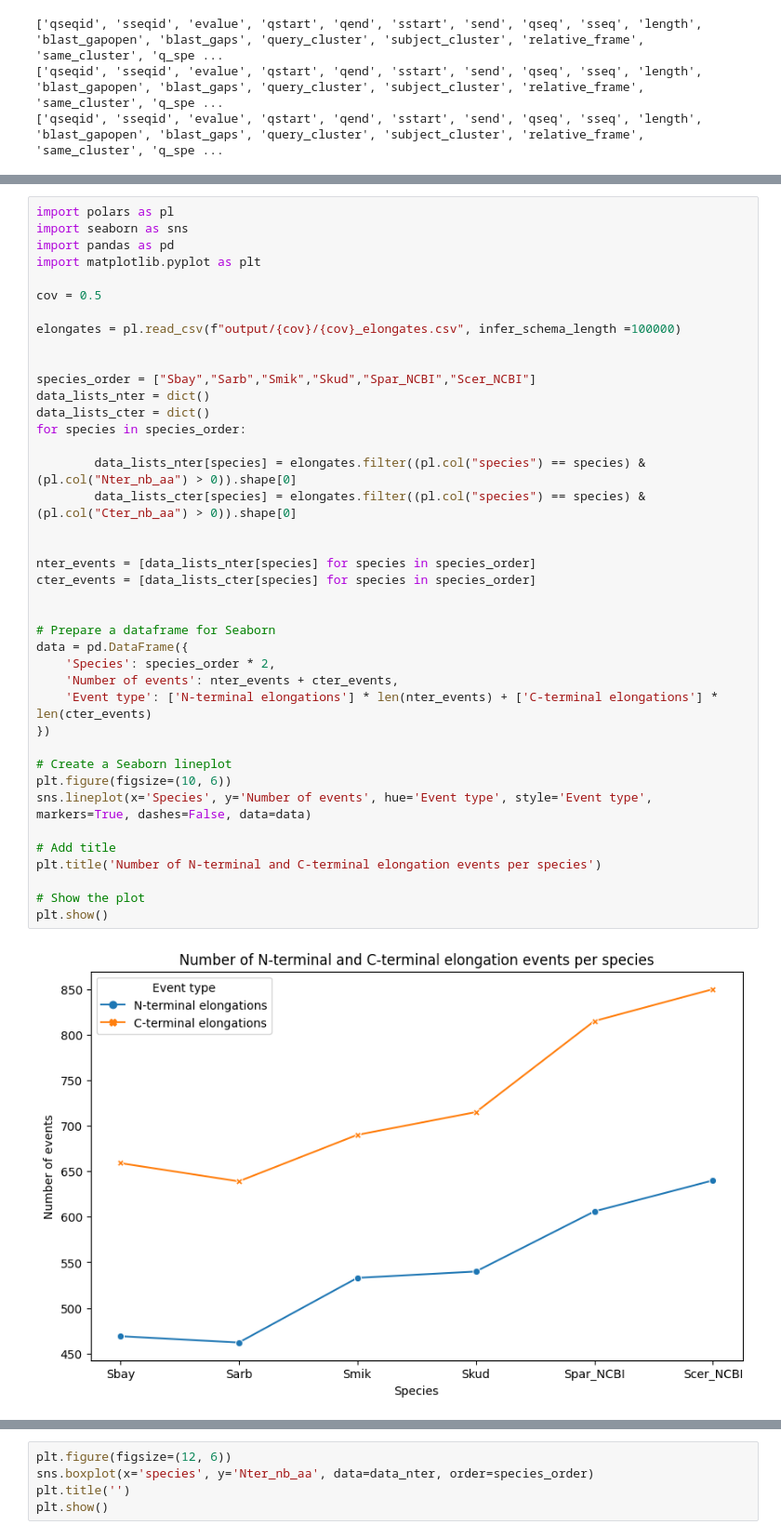
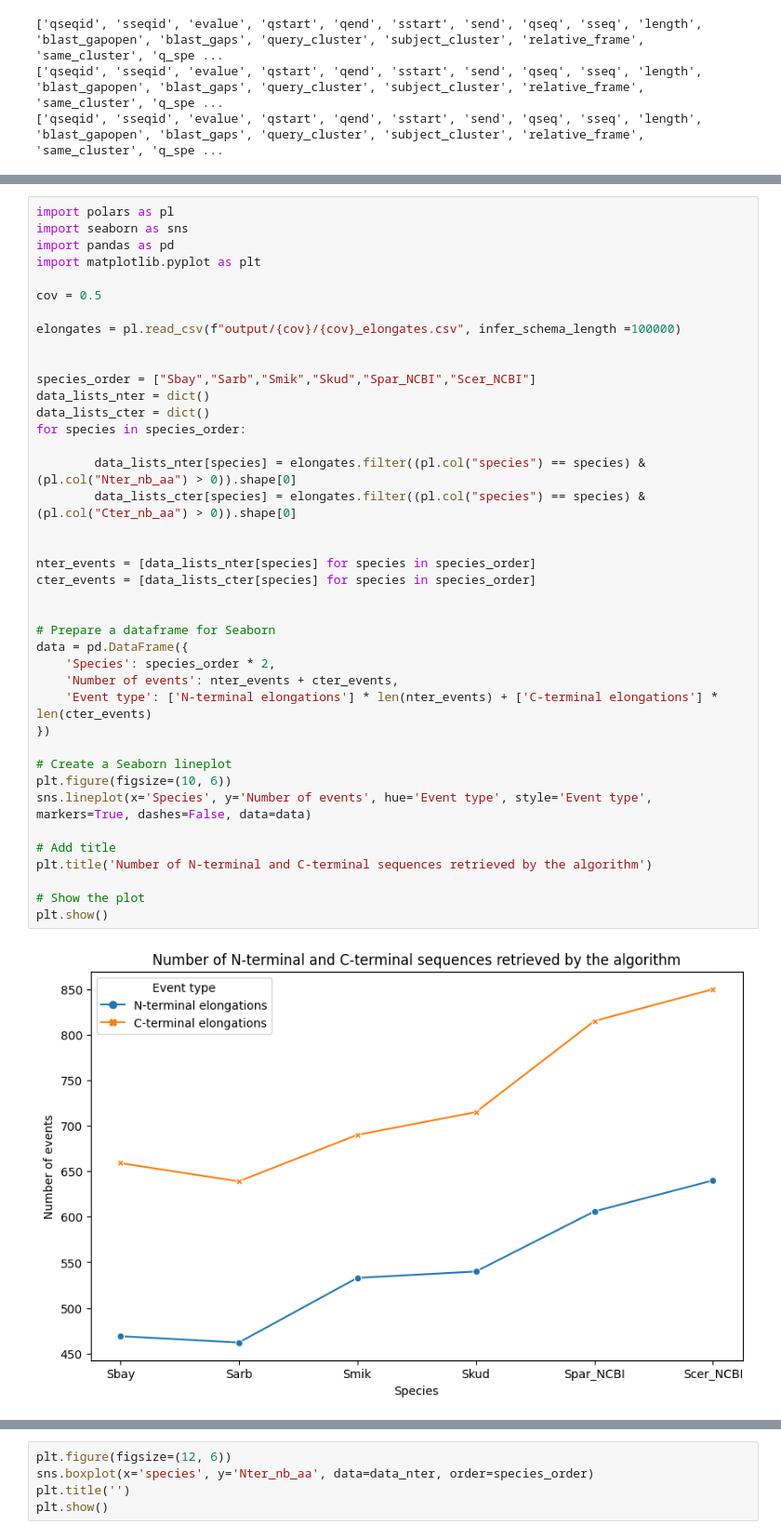
Before and after one commit to Sherman-1/Elongates, a Jupyter notebook: plots.ipynb, the cells around one changed output, grey strips where cells are left out. Shown at 93% size. Cells and saved outputs as stored; diff of their text form.

```diff
--- a/plots.ipynb
+++ b/plots.ipynb
@@ -234,35 +234,35 @@ elongates = pl.read_csv(f"output/{cov}/{cov}_elongates.csv", infer_schema_length
 
 species_order = ["Sbay","Sarb","Smik","Skud","Spar_NCBI","Scer_NCBI"]
 data_lists_nter = dict()
 data_lists_cter = dict()
 for species in species_order:
 
         data_lists_nter[species] = elongates.filter((pl.col("species") == species) & (pl.col("Nter_nb_aa") > 0)).shape[0]
         data_lists_cter[species] = elongates.filter((pl.col("species") == species) & (pl.col("Cter_nb_aa") > 0)).shape[0]
 
 
 nter_events = [data_lists_nter[species] for species in species_order]
 cter_events = [data_lists_cter[species] for species in species_order]
 
 
 # Prepare a dataframe for Seaborn
 data = pd.DataFrame({
     'Species': species_order * 2,
     'Number of events': nter_events + cter_events,
     'Event type': ['N-terminal elongations'] * len(nter_events) + ['C-terminal elongations'] * len(cter_events)
 })
 
 # Create a Seaborn lineplot
 plt.figure(figsize=(10, 6))
 sns.lineplot(x='Species', y='Number of events', hue='Event type', style='Event type', markers=True, dashes=False, data=data)
 
 # Add title
-plt.title('Number of N-terminal and C-terminal elongation events per species')
+plt.title('Number of N-terminal and C-terminal sequences retrieved by the algorithm')
 
 # Show the plot
 plt.show()
 # %% [output]
-[figure, old version]
+[figure, new version]
 # %%
 import seaborn as sns
 import matplotlib.pyplot as plt
```
Also changed, not shown: parts of 4 cells of this notebook, 3 other files.
